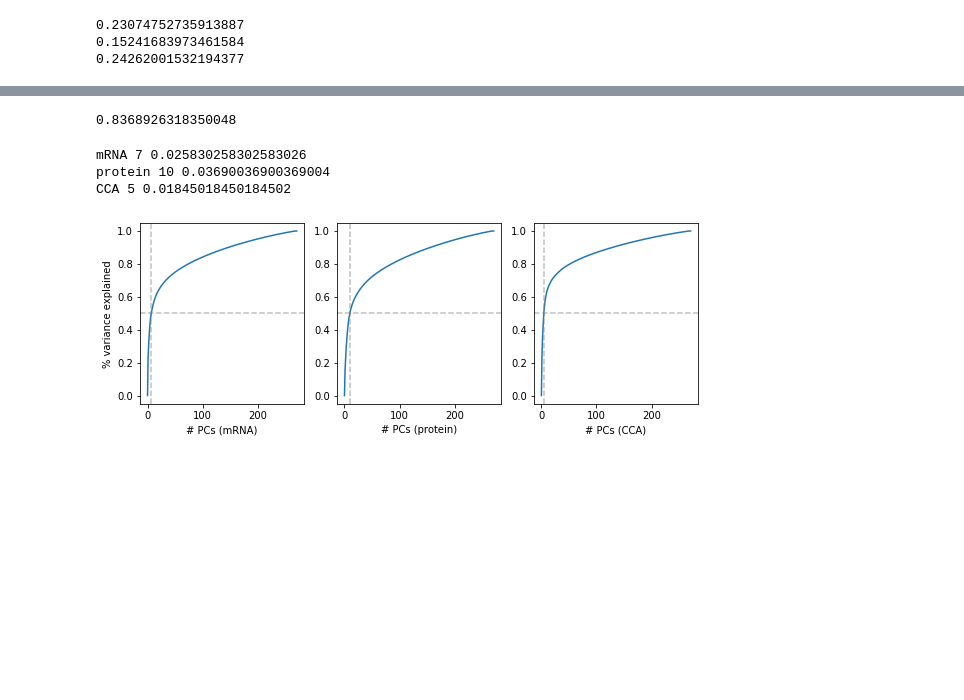
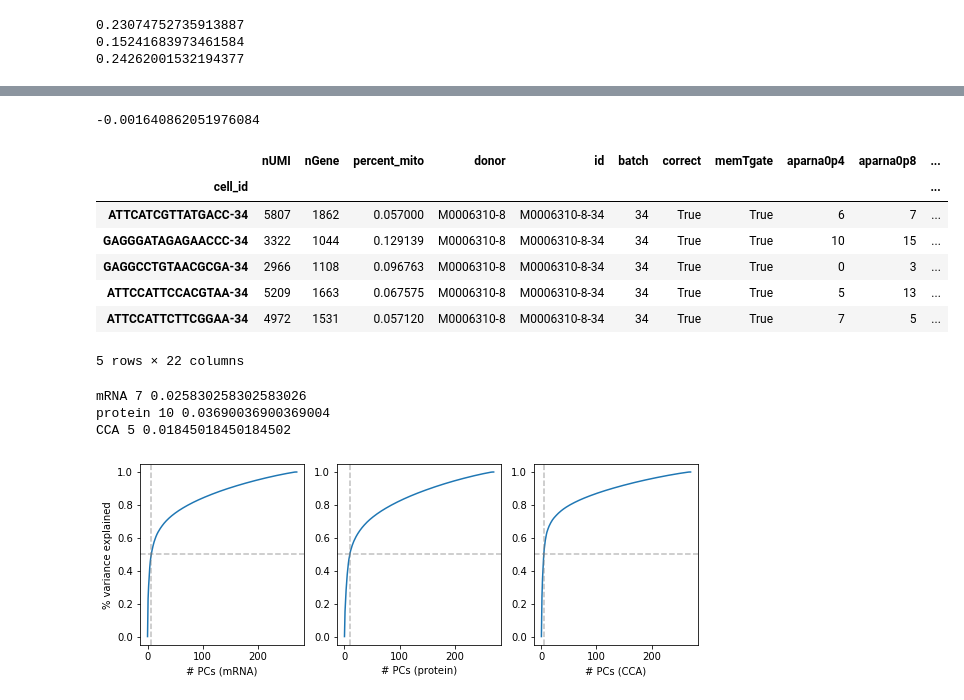
Before and after one commit to immunogenomics/cna-display, a Jupyter notebook: tbru/nam_pcs.ipynb, the cells around one changed output, grey strips where cells are left out. Drawn from its saved outputs; the diff is of its cells as text; code cells hidden in the pictures; blank space fills up the shorter version.

```diff
--- a/tbru/nam_pcs.ipynb
+++ b/tbru/nam_pcs.ipynb
@@ -88,20 +12,0 @@ sc.tl.pca(cca)
-# %%
-f, [ax1, ax2, ax3, ax4] = plt.subplots(1,4, figsize=(10,2.5))
-for ax, d, l in [(ax1, mrna, 'mRNA'), (ax2, prot, 'protein')]:
-    x, y = d.uns['NAM_sampleXpc'].PC1, cca.uns['NAM_sampleXpc'].PC1
-    ax.scatter(x, y, alpha=0.7, s=10)
-    ax.text(0.1, 0.9, 'r2 = {:.2f}'.format(np.corrcoef(x,y)[0,1]**2), transform=ax.transAxes)
-    ax.set_xlabel('NAM PC1 ({})'.format(l))
-    ax.set_ylabel('NAM PC1 (CCA)')
-    ax.set_xticks([]); ax.set_yticks([])
-
-for ax, d, l in [(ax3, mrna, 'mRNA'), (ax4, prot, 'protein')]:
-    d.obs['PC1'] = d.obsm['X_pca'][:,0]
-    cca.obs['PC1'] = cca.obsm['X_pca'][:,0]
-    x, y = d.obs.groupby(by='id').PC1.aggregate(np.mean), cca.obs.groupby(by='id').PC1.aggregate(np.mean)
-    ax.scatter(x, y, alpha=0.7, s=10)
-    ax.text(0.1, 0.9, 'r2 = {:.2f}'.format(np.corrcoef(x,y)[0,1]**2), transform=ax.transAxes)
-    ax.set_xlabel('per-sample avg PC1 ({})'.format(l))
-    ax.set_ylabel('per-sample avg PC1 (CCA)')
-    ax.set_xticks([]); ax.set_yticks([])
-plt.show()
@@ -128,5 +106,16 @@ plt.show()
 # %%
 # correlation of NAM PC1 to innateness
-np.corrcoef(-cca.uns['NAM_nbhdXpc'].PC1, cca.X[cca.uns['keptcells'],0])[0,1]
+np.corrcoef(-cca.uns['NAM_nbhdXpc'].PC1, innateness[cca.uns['keptcells']])[0,1]
 # %% [output]
-0.8368926318350048
+-0.001640862051976084
+# %%
+cca.obs.head()
+# %% [output]
+|  | nUMI | nGene | percent_mito | donor | id | batch | correct | memTgate | aparna0p4 | aparna0p8 | ... |
+| cell_id |  |  |  |  |  |  |  |  |  |  | ... |
+| ATTCATCGTTATGACC-34 | 5807 | 1862 | 0.057000 | M0006310-8 | M0006310-8-34 | 34 | True | True | 6 | 7 | ... |
+| GAGGGATAGAGAACCC-34 | 3322 | 1044 | 0.129139 | M0006310-8 | M0006310-8-34 | 34 | True | True | 10 | 15 | ... |
+| GAGGCCTGTAACGCGA-34 | 2966 | 1108 | 0.096763 | M0006310-8 | M0006310-8-34 | 34 | True | True | 0 | 3 | ... |
+| ATTCCATTCCACGTAA-34 | 5209 | 1663 | 0.067575 | M0006310-8 | M0006310-8-34 | 34 | True | True | 5 | 13 | ... |
+| ATTCCATTCTTCGGAA-34 | 4972 | 1531 | 0.057120 | M0006310-8 | M0006310-8-34 | 34 | True | True | 7 | 5 | ... |
+5 rows × 22 columns
```
Also changed, not shown: parts of 44 cells of this notebook, 8 other files.
